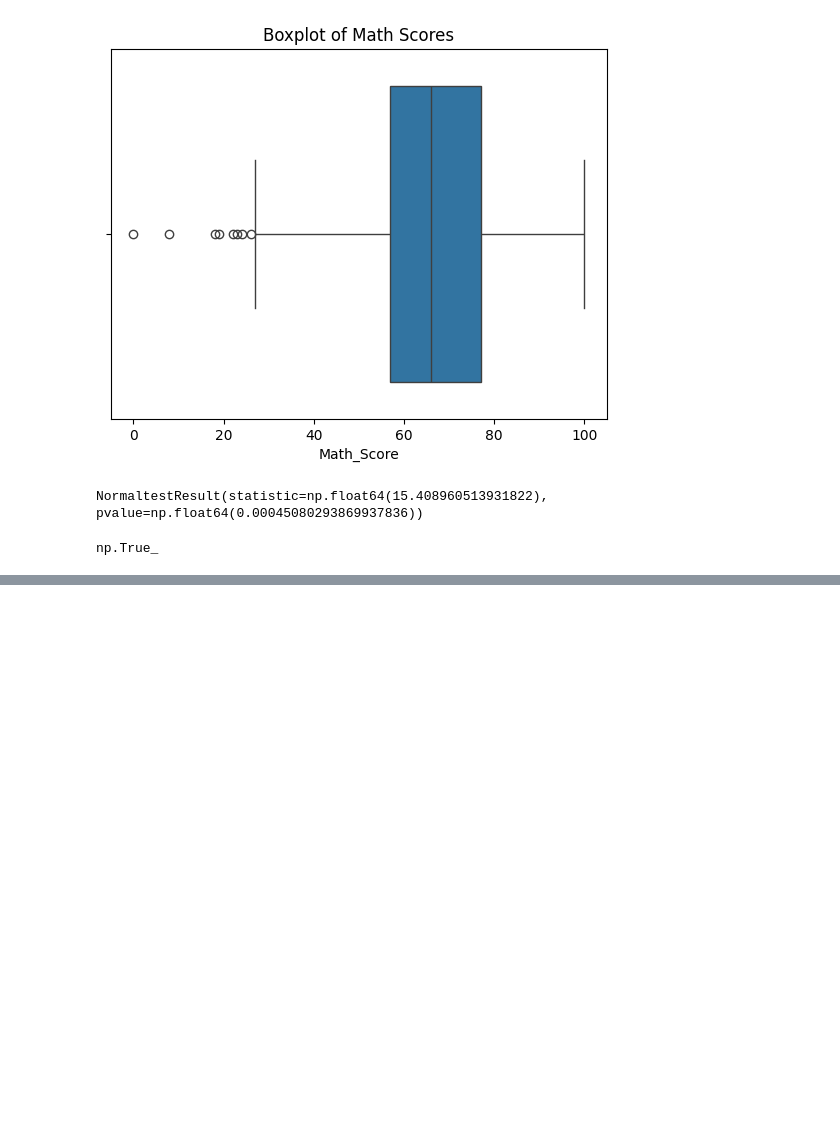
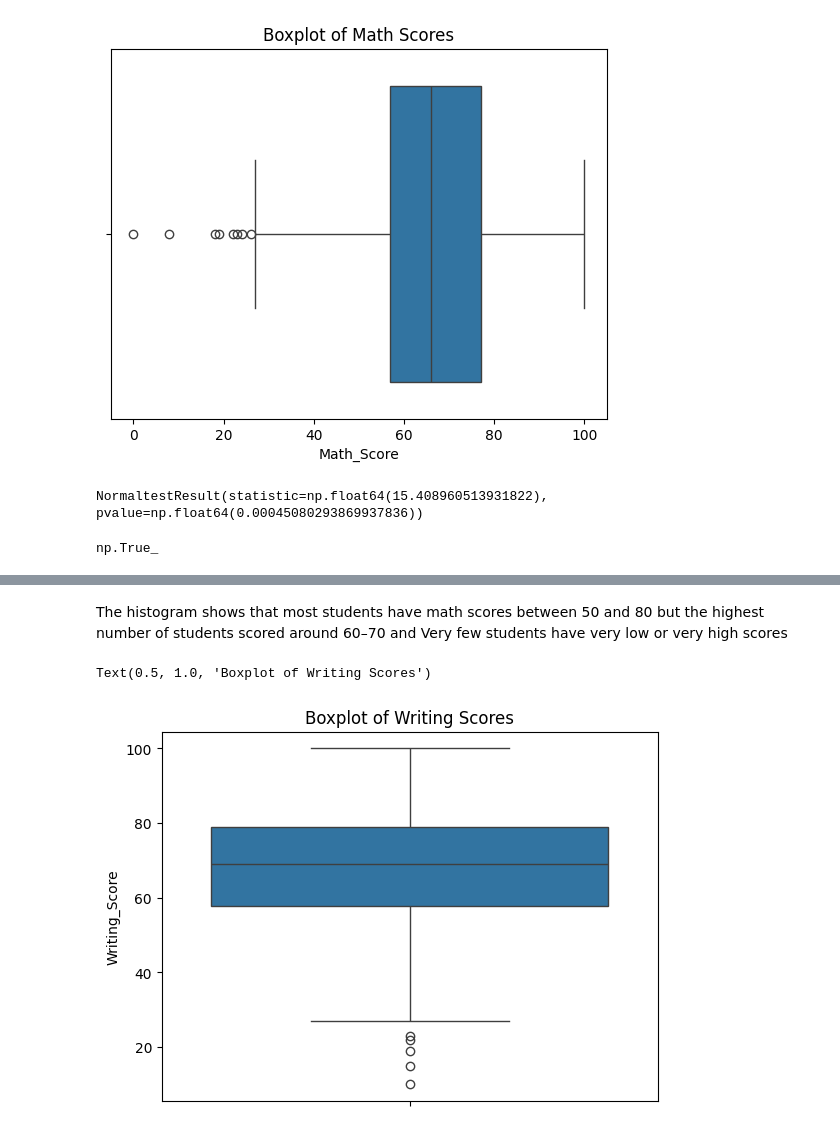
Before and after one commit to mamoo9811/Student-Performance-EDA-, a Jupyter notebook: Student_Performance_EDA.ipynb, the cells around one changed output, grey strips where cells are left out. Drawn from its saved outputs; the diff is of its cells as text; code cells hidden in the pictures; blank space fills up the shorter version.

```diff
--- a/Student_Performance_EDA.ipynb
+++ b/Student_Performance_EDA.ipynb
@@ -572,0 +606,8 @@ The histogram looks almost like a normal distribution but the normality test giv
+# %% [markdown]
+The histogram shows that most students have math scores between 50 and 80  but the highest number of students scored around 60–70 and Very few students have very low or very high scores
+# %%
+sns.boxplot(y=df['Writing_Score'])
+plt.title('Boxplot of Writing Scores')
+# %% [output]
+Text(0.5, 1.0, 'Boxplot of Writing Scores')
+[figure, added]
```
Also changed, not shown: parts of 25 cells of this notebook.
